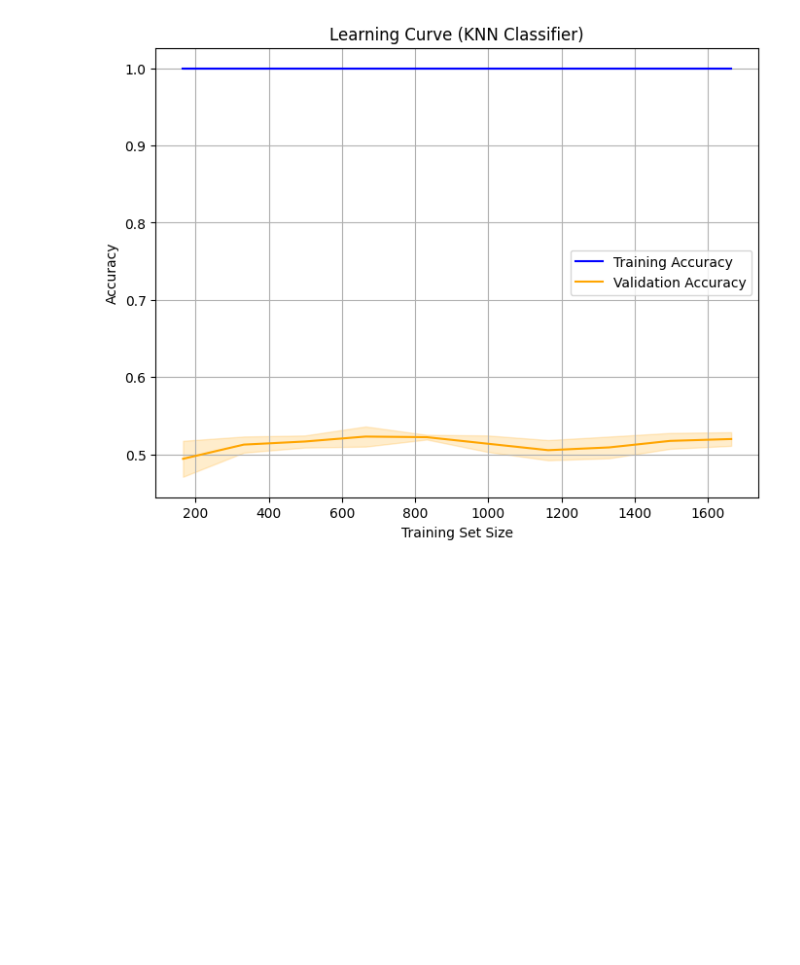
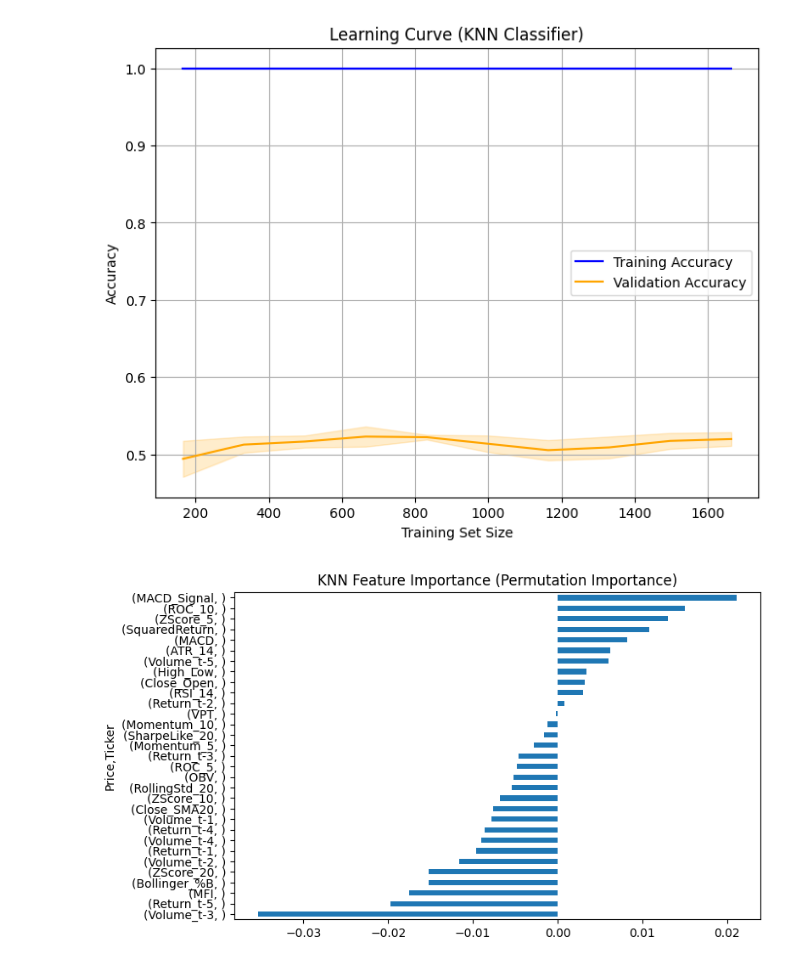
Before and after one commit to Deleon57/EDAR-Data, a Jupyter notebook: NEW_KNN(GFI).ipynb, the cells around one changed output. Saved outputs shown, nothing was run; the diff lists cells and outputs as text; code cells hidden in the pictures; blank space fills up the shorter version.

```diff
--- a/NEW_KNN(GFI).ipynb
+++ b/NEW_KNN(GFI).ipynb
@@ -388,3 +387,20 @@ plt.grid(True)
 plt.show()
 # %% [output]
 [figure]
+# %%
+from sklearn.inspection import permutation_importance
+
+# Run permutation importance using the best KNN model
+result = permutation_importance(best_knn, X_test_scaled, y_test,
+                                n_repeats=20, random_state=42, n_jobs=-1)
+
+# Convert results into a Series for plotting
+importances = pd.Series(result.importances_mean, index=X_train.columns)
+
+# Plot feature importance
+importances.sort_values().plot(kind="barh", figsize=(8,5))
+plt.title("KNN Feature Importance (Permutation Importance)")
+plt.show()
+####### negative means good #######
+# %% [output]
+[figure, added]
```
Also changed, not shown: parts of 1 cell of this notebook.
